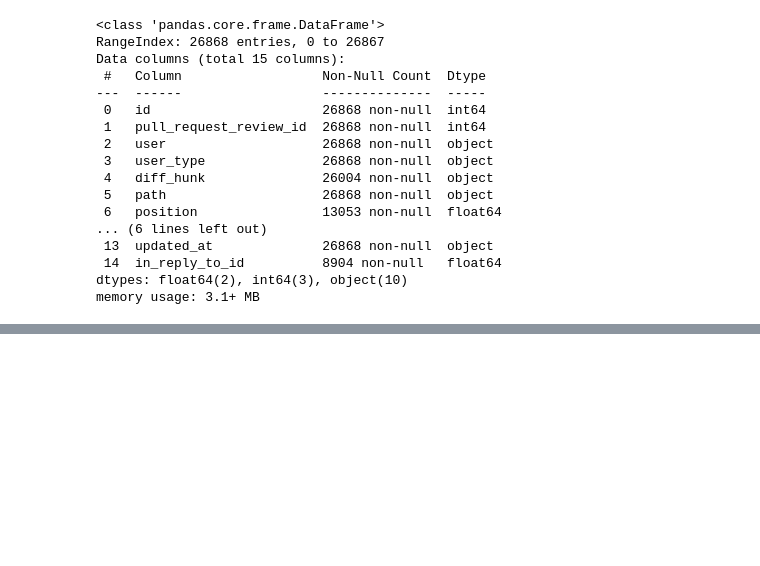
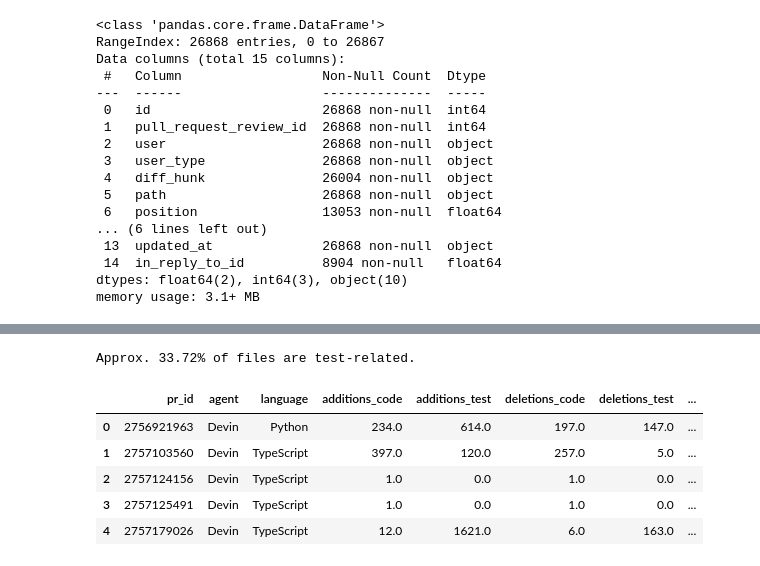
Before and after one commit to Lay-ke/Data-mining, a Jupyter notebook: analysis/load_AIDev.ipynb, the cells around one changed output, grey strips where cells are left out. Cells and saved outputs as stored; diff of their text form; code cells hidden in the pictures; blank space fills up the shorter version.

```diff
--- a/analysis/load_AIDev.ipynb
+++ b/analysis/load_AIDev.ipynb
@@ -242,0 +353,47 @@ memory usage: 3.1+ MB
+# %%
+# Detect test files
+merged_df['is_test_file'] = merged_df['filename'].str.contains(
+    'test', case=False, na=False
+)
+
+# Count how many files are identified as test files
+test_file_ratio = merged_df['is_test_file'].mean()
+print(f"Approx. {test_file_ratio*100:.2f}% of files are test-related.")
+# %% [output]
+Approx. 33.72% of files are test-related.
+# %%
+# Aggregate churn per PR by test/non-test
+churn_by_pr = (
+    merged_df.groupby(['pr_id', 'agent', 'language', 'is_test_file'])
+    [['additions', 'deletions']]
+    .sum()
+    .reset_index()
+)
+
+# Pivot to get separate columns for test vs non-test
+churn_pivot = churn_by_pr.pivot_table(
+    index=['pr_id', 'agent', 'language'],
+    columns='is_test_file',
+    values=['additions', 'deletions'],
+    fill_value=0
+)
+
+# Flatten column MultiIndex
+churn_pivot.columns = [f"{col[0]}_{'test' if col[1] else 'code'}" for col in churn_pivot.columns]
+churn_pivot = churn_pivot.reset_index()
+
+# Compute test-to-code churn ratio
+churn_pivot['test_to_code_churn_ratio'] = (
+    (churn_pivot['additions_test'] + churn_pivot['deletions_test']) /
+    (churn_pivot['additions_code'] + churn_pivot['deletions_code'] + 1e-5)
+)
+
+# Inspect sample
+churn_pivot.head()
+# %% [output]
+|  | pr_id | agent | language | additions_code | additions_test | deletions_code | deletions_test | ... |
+| 0 | 2756921963 | Devin | Python | 234.0 | 614.0 | 197.0 | 147.0 | ... |
+| 1 | 2757103560 | Devin | TypeScript | 397.0 | 120.0 | 257.0 | 5.0 | ... |
+| 2 | 2757124156 | Devin | TypeScript | 1.0 | 0.0 | 1.0 | 0.0 | ... |
+| 3 | 2757125491 | Devin | TypeScript | 1.0 | 0.0 | 1.0 | 0.0 | ... |
+| 4 | 2757179026 | Devin | TypeScript | 12.0 | 1621.0 | 6.0 | 163.0 | ... |
```
Also changed, not shown: parts of 7 cells of this notebook.
